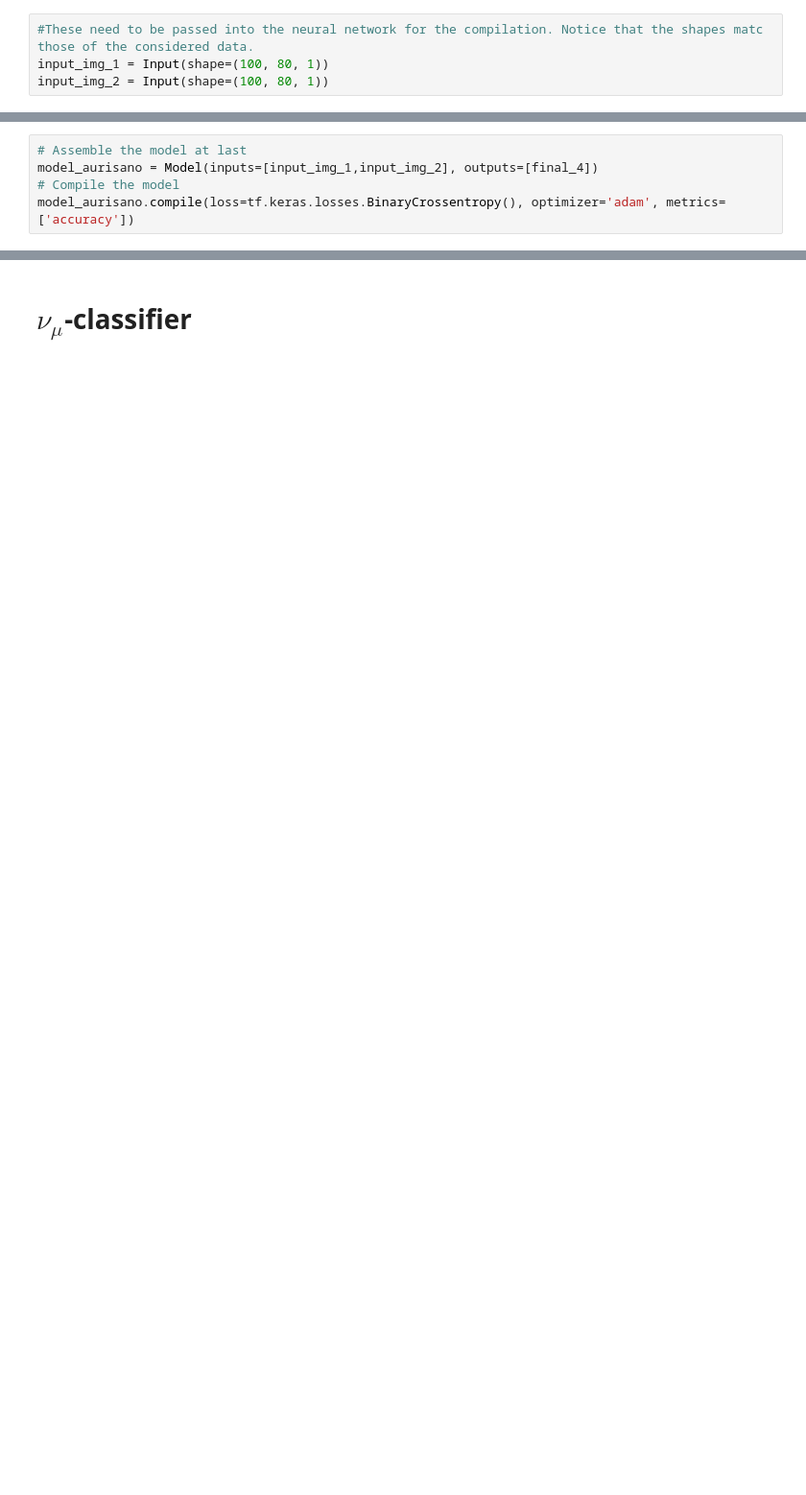
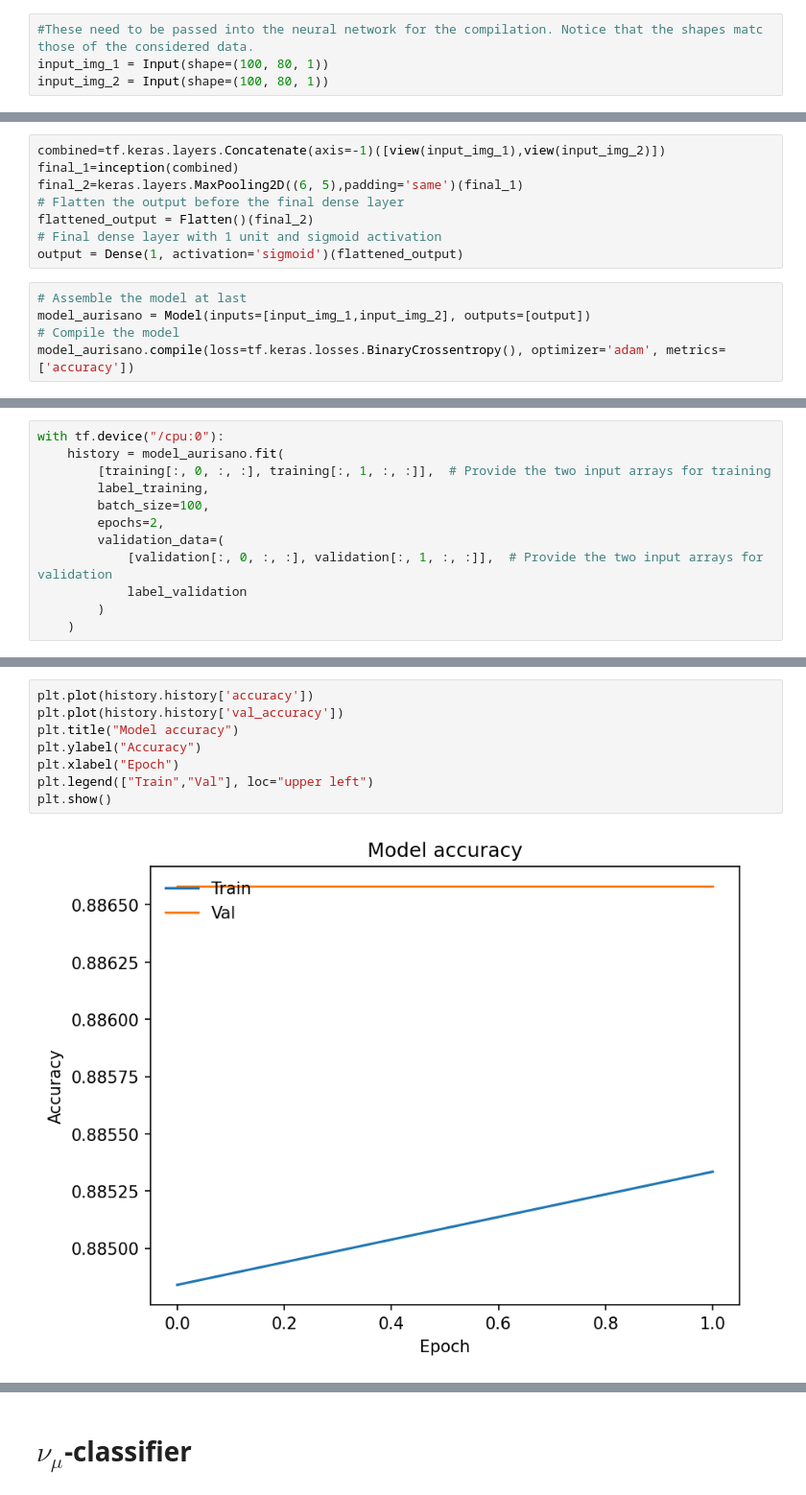
Before and after one commit to mixi26/Neutrino-Interactions, a Jupyter notebook: Task 1.ipynb, the cells around one changed output, grey strips where cells are left out. Shown at 96% size. Cells and saved outputs as stored; diff of their text form; blank space fills up the shorter version.

```diff
--- a/Task 1.ipynb
+++ b/Task 1.ipynb
@@ -347,6 +336,14 @@ final_4=tf.keras.layers.Dense(1, 'linear')(final_3) # NP comment, this was chang
+# %%
+combined=tf.keras.layers.Concatenate(axis=-1)([view(input_img_1),view(input_img_2)])
+final_1=inception(combined)
+final_2=keras.layers.MaxPooling2D((6, 5),padding='same')(final_1)
+# Flatten the output before the final dense layer
+flattened_output = Flatten()(final_2)
+# Final dense layer with 1 unit and sigmoid activation
+output = Dense(1, activation='sigmoid')(flattened_output)
 # %%
 # Assemble the model at last
-model_aurisano = Model(inputs=[input_img_1,input_img_2], outputs=[final_4])
+model_aurisano = Model(inputs=[input_img_1,input_img_2], outputs=[output])
 # Compile the model
 model_aurisano.compile(loss=tf.keras.losses.BinaryCrossentropy(), optimizer='adam', metrics=['accuracy'])
 # %%
@@ -375,0 +375,12 @@ Model: "functional"
+# %%
+with tf.device("/cpu:0"):
+    history = model_aurisano.fit(
+        [training[:, 0, :, :], training[:, 1, :, :]],  # Provide the two input arrays for training
+        label_training,
+        batch_size=100,
+        epochs=2,
+        validation_data=(
+            [validation[:, 0, :, :], validation[:, 1, :, :]],  # Provide the two input arrays for validation
+            label_validation
+        )
+    )
@@ -375,0 +394,10 @@ Model: "functional"
+# %%
+plt.plot(history.history['accuracy'])
+plt.plot(history.history['val_accuracy'])
+plt.title("Model accuracy")
+plt.ylabel("Accuracy")
+plt.xlabel("Epoch")
+plt.legend(["Train","Val"], loc="upper left")
+plt.show()
+# %% [output]
+[figure, added]
```
Also changed, not shown: parts of 25 cells of this notebook, 1 other file.
